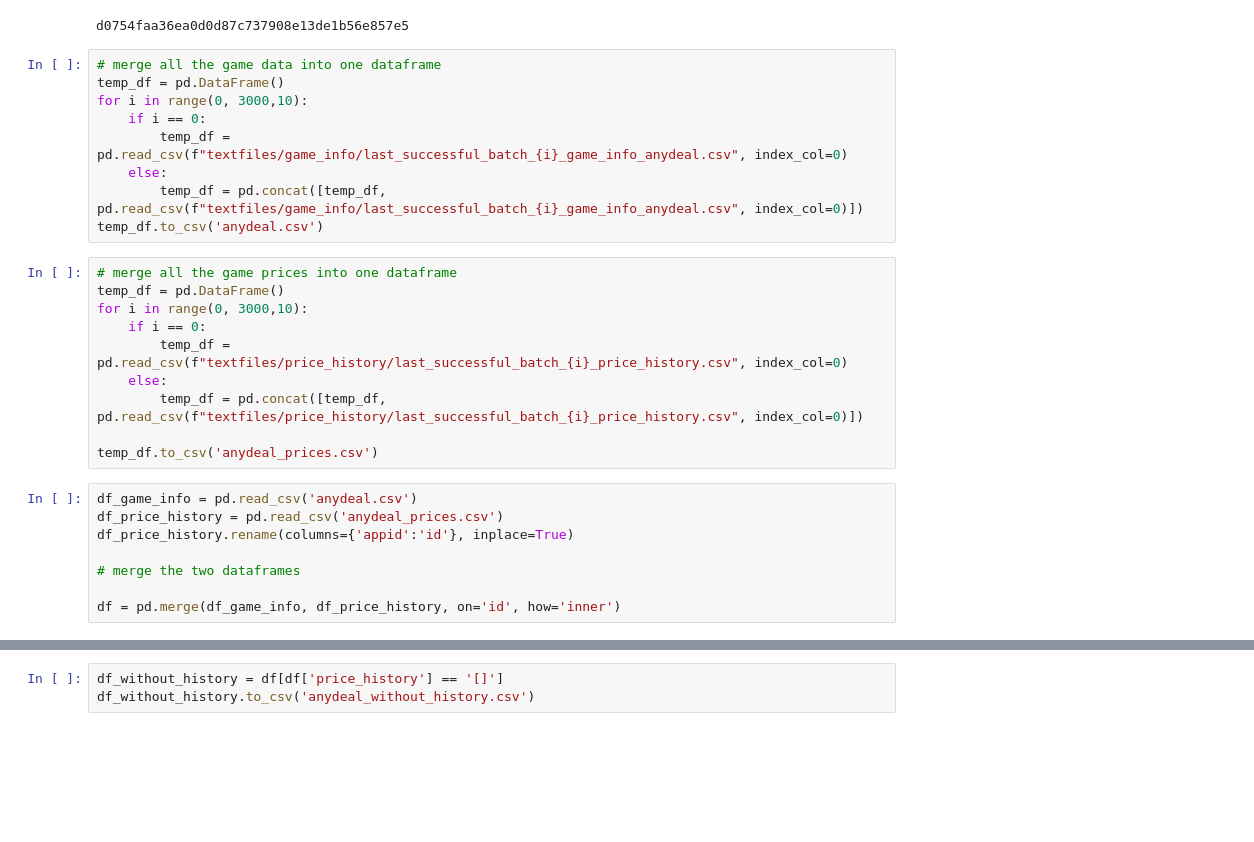
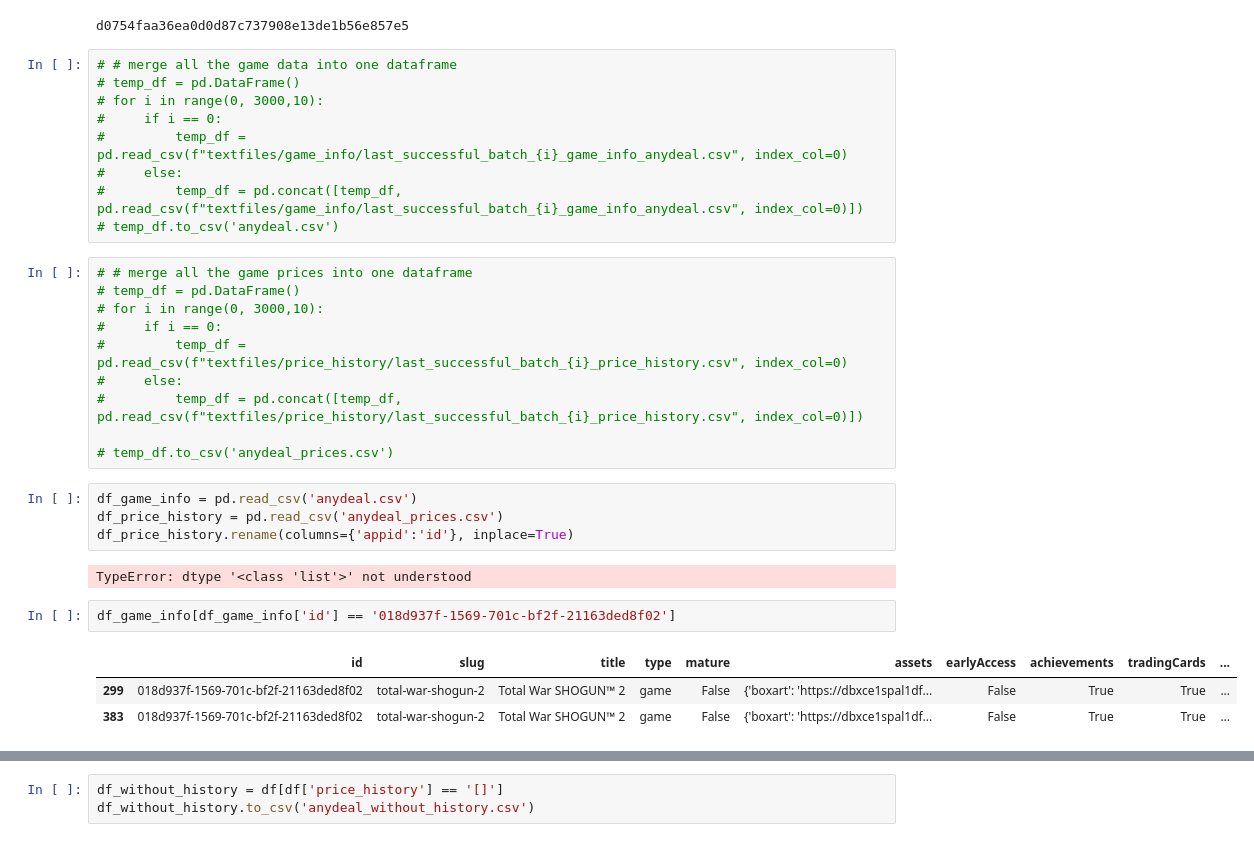
Before and after one commit to xiaotojohn/steamproject, a Jupyter notebook: data_verification.ipynb, the cells around one changed output, grey strips where cells are left out. Cells and saved outputs as stored; diff of their text form; blank space fills up the shorter version.

```diff
--- a/data_verification.ipynb
+++ b/data_verification.ipynb
@@ -23,29 +23,33 @@ print(ANYDEALS_API_KEY)
 # %% [output]
 d0754faa36ea0d0d87c737908e13de1b56e857e5
 # %%
-# merge all the game data into one dataframe
-temp_df = pd.DataFrame()
-for i in range(0, 3000,10):
-    if i == 0:
-        temp_df = pd.read_csv(f"textfiles/game_info/last_successful_batch_{i}_game_info_anydeal.csv", index_col=0)
-    else:
-        temp_df = pd.concat([temp_df, pd.read_csv(f"textfiles/game_info/last_successful_batch_{i}_game_info_anydeal.csv", index_col=0)])
-temp_df.to_csv('anydeal.csv')
+# # merge all the game data into one dataframe
+# temp_df = pd.DataFrame()
+# for i in range(0, 3000,10):
+#     if i == 0:
+#         temp_df = pd.read_csv(f"textfiles/game_info/last_successful_batch_{i}_game_info_anydeal.csv", index_col=0)
+#     else:
+#         temp_df = pd.concat([temp_df, pd.read_csv(f"textfiles/game_info/last_successful_batch_{i}_game_info_anydeal.csv", index_col=0)])
+# temp_df.to_csv('anydeal.csv')
 # %%
-# merge all the game prices into one dataframe
-temp_df = pd.DataFrame()
-for i in range(0, 3000,10):
-    if i == 0:
-        temp_df = pd.read_csv(f"textfiles/price_history/last_successful_batch_{i}_price_history.csv", index_col=0)
-    else:
-        temp_df = pd.concat([temp_df, pd.read_csv(f"textfiles/price_history/last_successful_batch_{i}_price_history.csv", index_col=0)])
+# # merge all the game prices into one dataframe
+# temp_df = pd.DataFrame()
+# for i in range(0, 3000,10):
+#     if i == 0:
+#         temp_df = pd.read_csv(f"textfiles/price_history/last_successful_batch_{i}_price_history.csv", index_col=0)
+#     else:
+#         temp_df = pd.concat([temp_df, pd.read_csv(f"textfiles/price_history/last_successful_batch_{i}_price_history.csv", index_col=0)])
 
-temp_df.to_csv('anydeal_prices.csv')
+# temp_df.to_csv('anydeal_prices.csv')
 # %%
 df_game_info = pd.read_csv('anydeal.csv')
 df_price_history = pd.read_csv('anydeal_prices.csv')
 df_price_history.rename(columns={'appid':'id'}, inplace=True)
-
-# merge the two dataframes
-
-df = pd.merge(df_game_info, df_price_history, on='id', how='inner')
+# %% [output]
+TypeError: dtype '<class 'list'>' not understood
+# %%
+df_game_info[df_game_info['id'] == '018d937f-1569-701c-bf2f-21163ded8f02']
+# %% [output]
+|  | id | slug | title | type | mature | assets | earlyAccess | achievements | tradingCards | ... |
+| 299 | 018d937f-1569-701c-bf2f-21163ded8f02 | total-war-shogun-2 | Total War SHOGUN™ 2 | game | False | {'boxart': 'https://dbxce1spal1df... | False | True | True | ... |
+| 383 | 018d937f-1569-701c-bf2f-21163ded8f02 | total-war-shogun-2 | Total War SHOGUN™ 2 | game | False | {'boxart': 'https://dbxce1spal1df... | False | True | True | ... |
```
Also changed, not shown: parts of 13 cells of this notebook, 4 other files.
